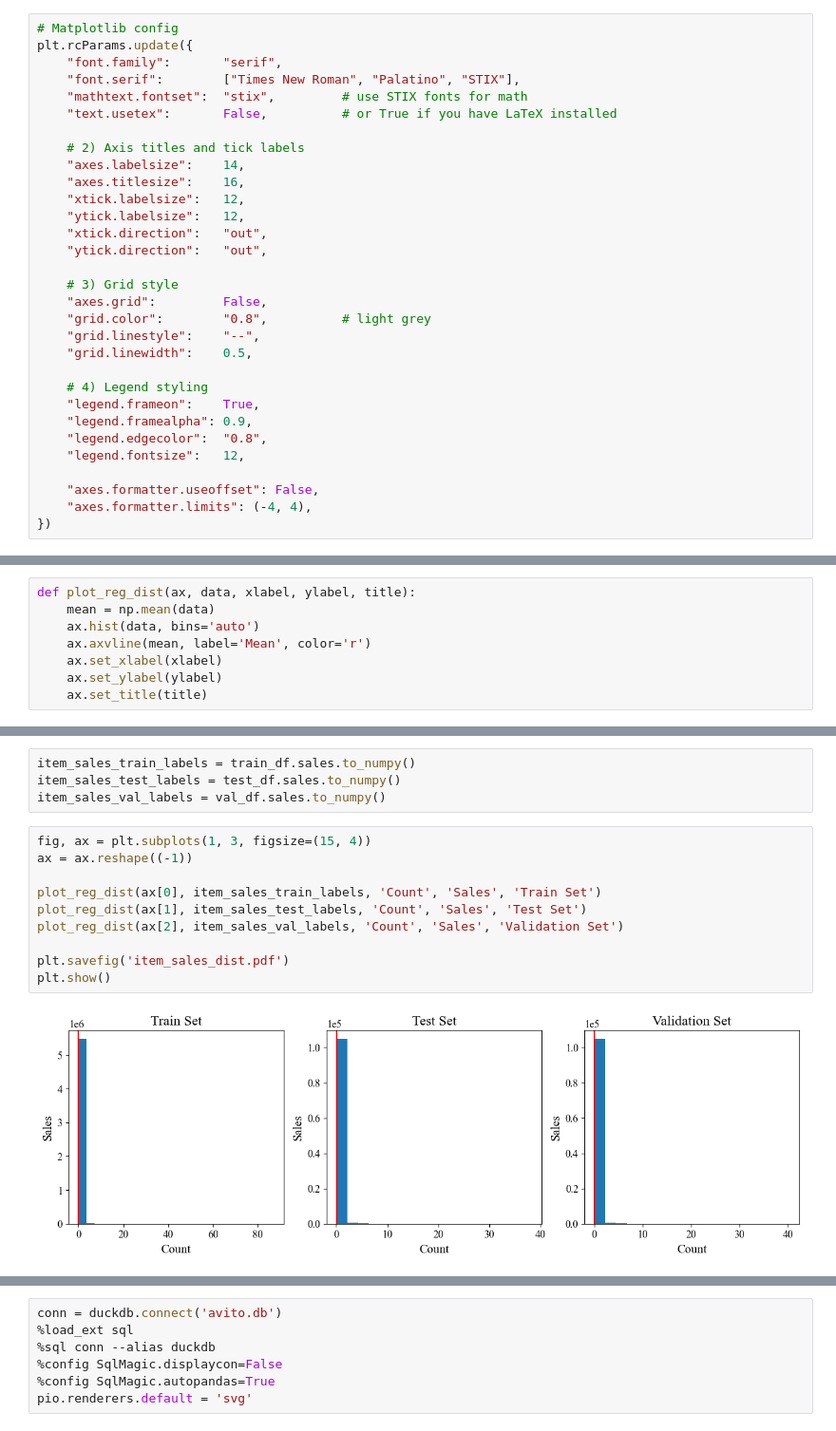
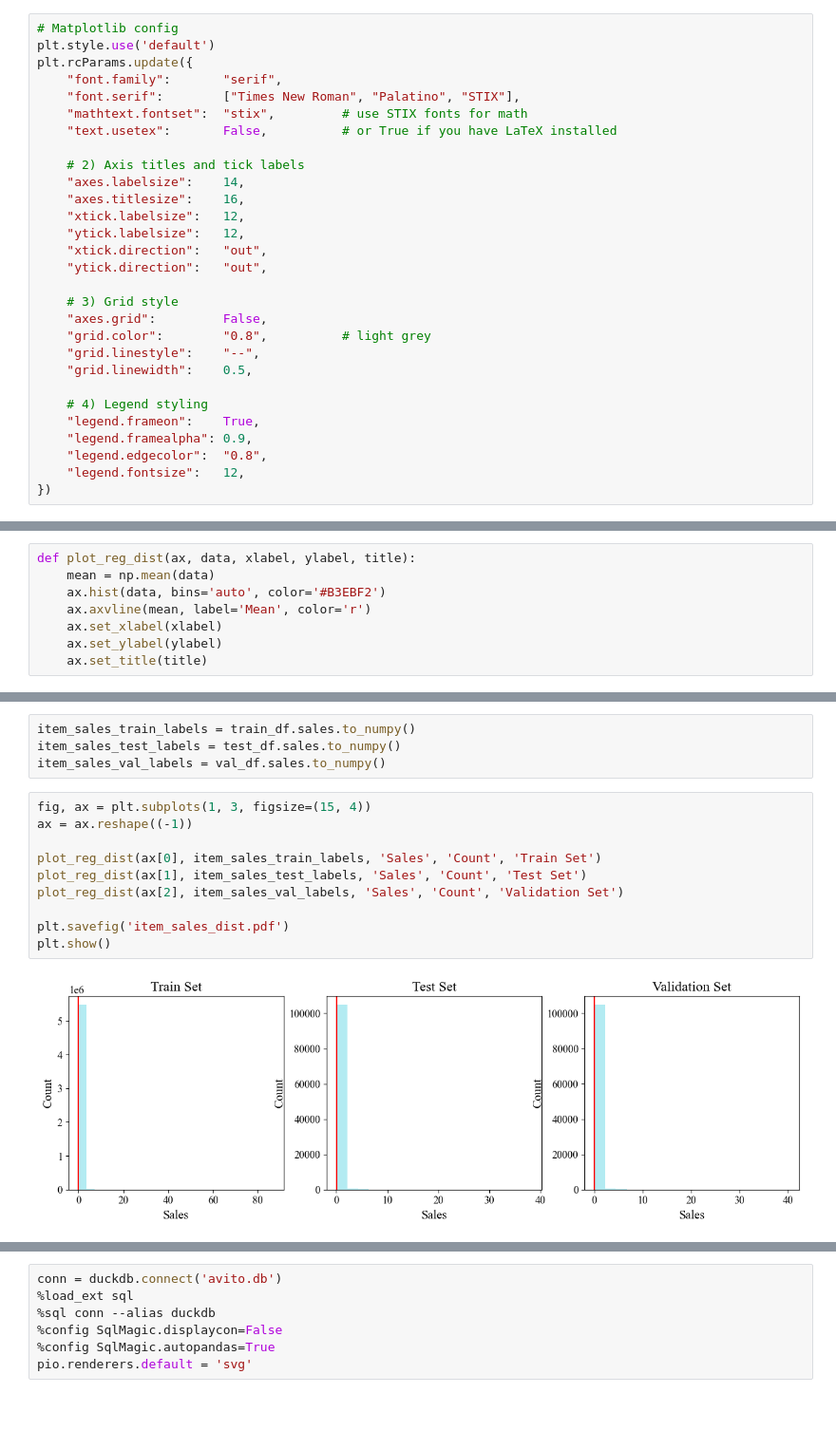
Before and after one commit to ignaciocunado/gt-rdl, a Jupyter notebook: data_analysis/eda.ipynb, the cells around one changed output, grey strips where cells are left out. Shown: that part at 95% size. Saved outputs shown, nothing was run; the diff lists cells and outputs as text.

```diff
--- a/data_analysis/eda.ipynb
+++ b/data_analysis/eda.ipynb
@@ -9,6 +10,7 @@ import numpy as np
 # jupysql is a requirement too
 # %%
 # Matplotlib config
+plt.style.use('default')
 plt.rcParams.update({
     "font.family":       "serif",
     "font.serif":        ["Times New Roman", "Palatino", "STIX"],
@@ -34,9 +36,6 @@ plt.rcParams.update({
     "legend.framealpha": 0.9,
     "legend.edgecolor":  "0.8",
     "legend.fontsize":   12,
-
-    "axes.formatter.useoffset": False,
-    "axes.formatter.limits": (-4, 4),
 })
 # %%
 utils.db_setup('rel-f1', 'f1.db')
@@ -114,7 +120,7 @@ driver_pos_val_labels = val_df['position'].to_numpy()
 # %%
 def plot_reg_dist(ax, data, xlabel, ylabel, title):
     mean = np.mean(data)
-    ax.hist(data, bins='auto')
+    ax.hist(data, bins='auto', color='#B3EBF2')
     ax.axvline(mean, label='Mean', color='r')
     ax.set_xlabel(xlabel)
     ax.set_ylabel(ylabel)
@@ -366,12 +395,12 @@ item_sales_val_labels = val_df.sales.to_numpy()
 # %%
 fig, ax = plt.subplots(1, 3, figsize=(15, 4))
 ax = ax.reshape((-1))
 
-plot_reg_dist(ax[0], item_sales_train_labels, 'Count', 'Sales', 'Train Set')
-plot_reg_dist(ax[1], item_sales_test_labels, 'Count', 'Sales', 'Test Set')
-plot_reg_dist(ax[2], item_sales_val_labels, 'Count', 'Sales', 'Validation Set')
+plot_reg_dist(ax[0], item_sales_train_labels, 'Sales', 'Count', 'Train Set')
+plot_reg_dist(ax[1], item_sales_test_labels, 'Sales', 'Count', 'Test Set')
+plot_reg_dist(ax[2], item_sales_val_labels, 'Sales', 'Count', 'Validation Set')
 
 plt.savefig('item_sales_dist.pdf')
 plt.show()
 # %% [output]
-[figure, old version]
+[figure, new version]
```
Also changed, not shown: parts of 32 cells of this notebook, 17 other files.
